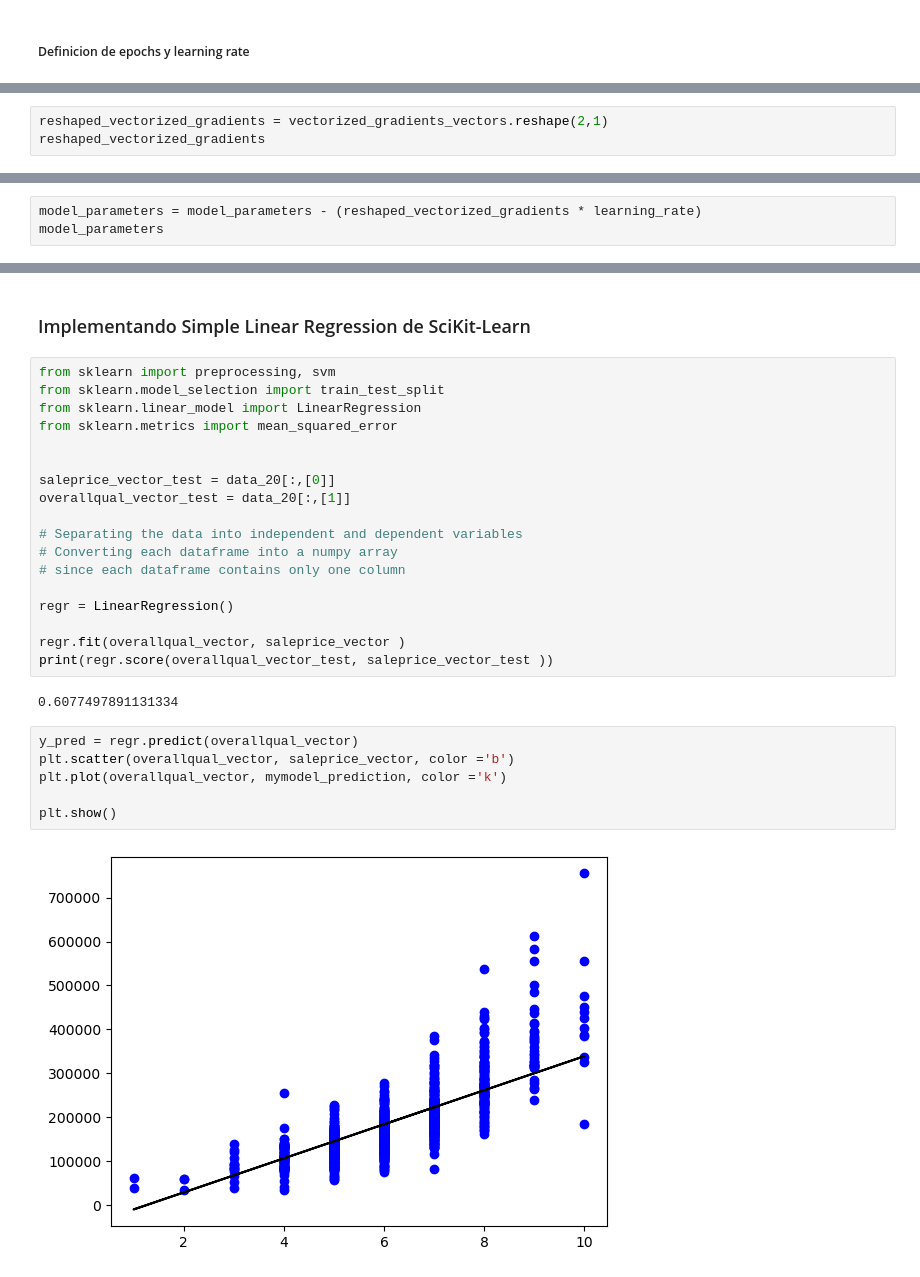
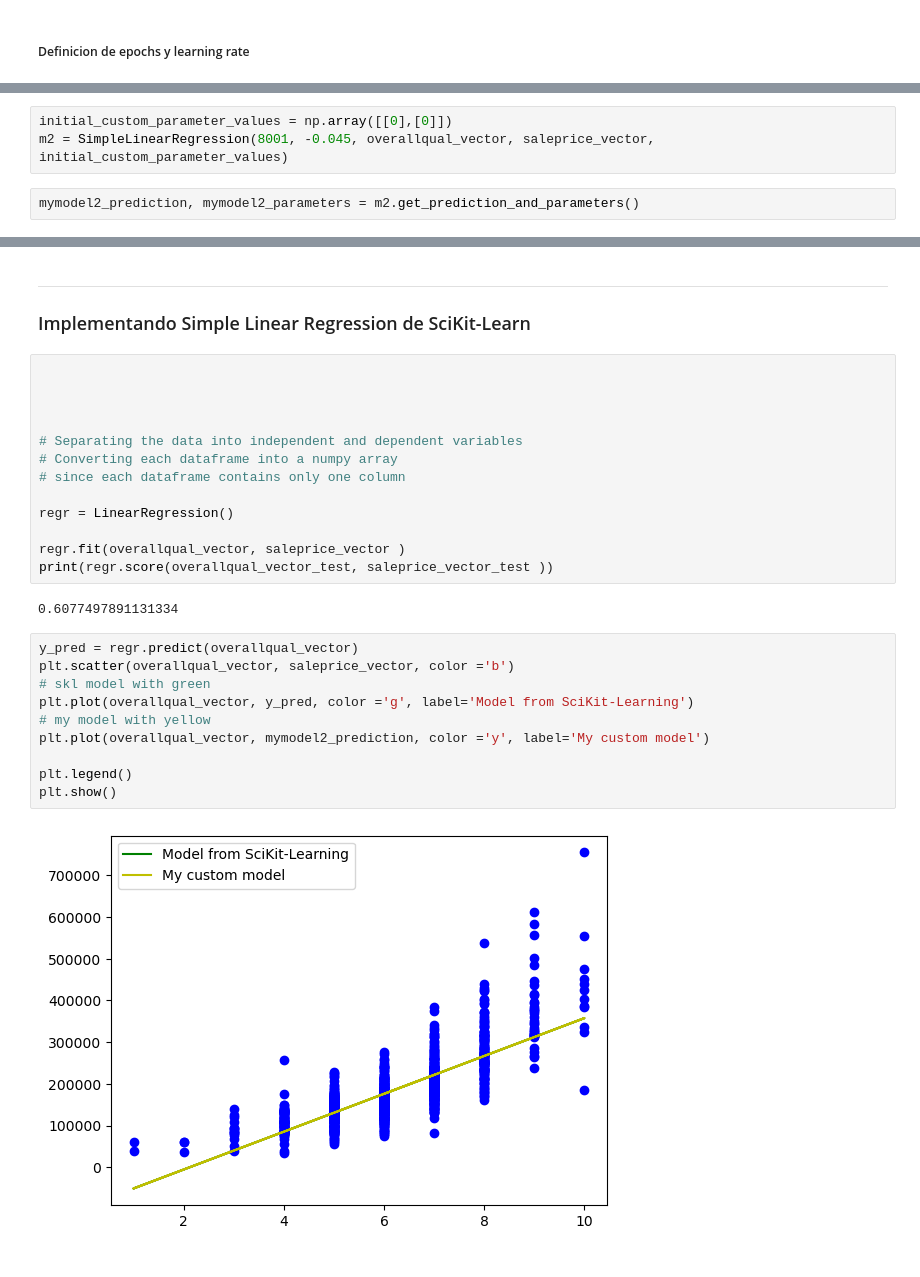
Before and after one commit to Alejndro22/simple-linear-regression-ds, a Jupyter notebook: 24008282_Proyecto_1.ipynb, the cells around one changed output, grey strips where cells are left out. Cells and saved outputs as stored; diff of their text form.

Commit message:
Adding class methods to create SKLearn models, and comparative plots

```diff
--- a/24008282_Proyecto_1.ipynb
+++ b/24008282_Proyecto_1.ipynb
@@ -662,3 +554,0 @@ array([ 3961.71489726, -4065.80136986])
-# %%
-reshaped_vectorized_gradients = vectorized_gradients_vectors.reshape(2,1)
-reshaped_vectorized_gradients
@@ -675,3 +554,0 @@ array([[30250],
-# %%
-model_parameters = model_parameters - (reshaped_vectorized_gradients * learning_rate)
-model_parameters
@@ -765,0 +659,5 @@ mymodel_prediction = m1.get_error_with_current_parameters()
+# %%
+initial_custom_parameter_values = np.array([[0],[0]])
+m2 = SimpleLinearRegression(8001, -0.045, overallqual_vector, saleprice_vector, initial_custom_parameter_values)
+# %%
+mymodel2_prediction, mymodel2_parameters = m2.get_prediction_and_parameters()
@@ -766,14 +794,12 @@ mymodel_prediction = m1.get_error_with_current_parameters()
 # %% [markdown]
+
+-----
+
 ### Implementando Simple Linear Regression de SciKit-Learn
 # %%
-from sklearn import preprocessing, svm
-from sklearn.model_selection import train_test_split
-from sklearn.linear_model import LinearRegression
-from sklearn.metrics import mean_squared_error
 
 
-saleprice_vector_test = data_20[:,[0]]
-overallqual_vector_test = data_20[:,[1]]
+
 
 # Separating the data into independent and dependent variables
 # Converting each dataframe into a numpy array
@@ -788,8 +814,12 @@ print(regr.score(overallqual_vector_test, saleprice_vector_test ))
 # %%
 y_pred = regr.predict(overallqual_vector)
 plt.scatter(overallqual_vector, saleprice_vector, color ='b')
-plt.plot(overallqual_vector, mymodel_prediction, color ='k')
+# skl model with green
+plt.plot(overallqual_vector, y_pred, color ='g', label='Model from SciKit-Learning')
+# my model with yellow
+plt.plot(overallqual_vector, mymodel2_prediction, color ='y', label='My custom model')
 
+plt.legend()
 plt.show()
 # %% [output]
-[figure, old version]
+[figure, new version]
```
Also changed, not shown: parts of 58 cells of this notebook.
